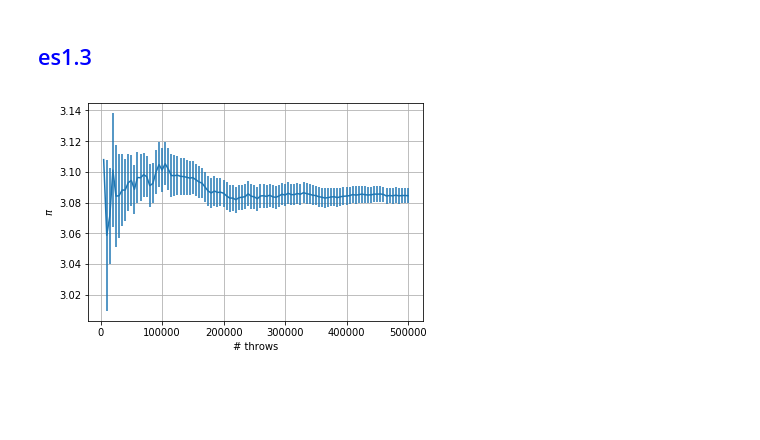
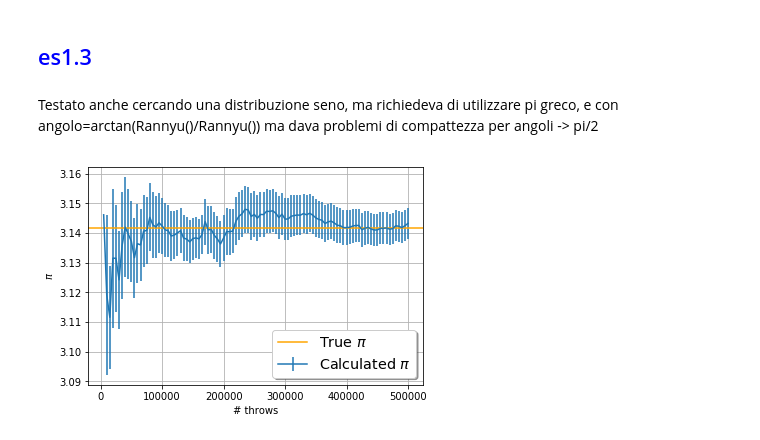
Before and after one commit to Ferr013/Numerical-Simulation-Lab, a Jupyter notebook: es01/Esercizio_1.ipynb, the cells around one changed output. Cells and saved outputs as stored; diff of their text form; code cells hidden in the pictures; blank space fills up the shorter version.

```diff
--- a/es01/Esercizio_1.ipynb
+++ b/es01/Esercizio_1.ipynb
@@ -130,16 +130,20 @@ plt.show()
 [figure]
 # %% [markdown]
 ## <span style="color:blue"> es1.3</span>
+# %% [markdown]
+Testato anche cercando una distribuzione seno, ma richiedeva di utilizzare pi greco, e con angolo=arctan(Rannyu()/Rannyu()) ma dava problemi di compattezza per angoli -> pi/2
 # %%
 import matplotlib
 import matplotlib.pyplot as plt
 import numpy as np
 
 x, f, error = np.loadtxt("es1.3/es1_3.dat", usecols=(0,1,2), delimiter=' ', unpack='true')
-plt.errorbar(x,f,yerr=error)
+plt.errorbar(x,f,yerr=error,label='Calculated $\pi$')
 plt.xlabel('# throws')
 plt.ylabel(r'$\pi$')
+plt.axhline(y=3.1415926535, xmin=0, xmax=1, color='orange', label='True $\pi$')
+legend = plt.legend(loc='lower right', shadow=True, fontsize='x-large')
 plt.grid(True)
 plt.show()
 # %% [output]
-[figure, old version]
+[figure, new version]
```
Also changed, not shown: parts of 4 cells of this notebook, 5 other files.
